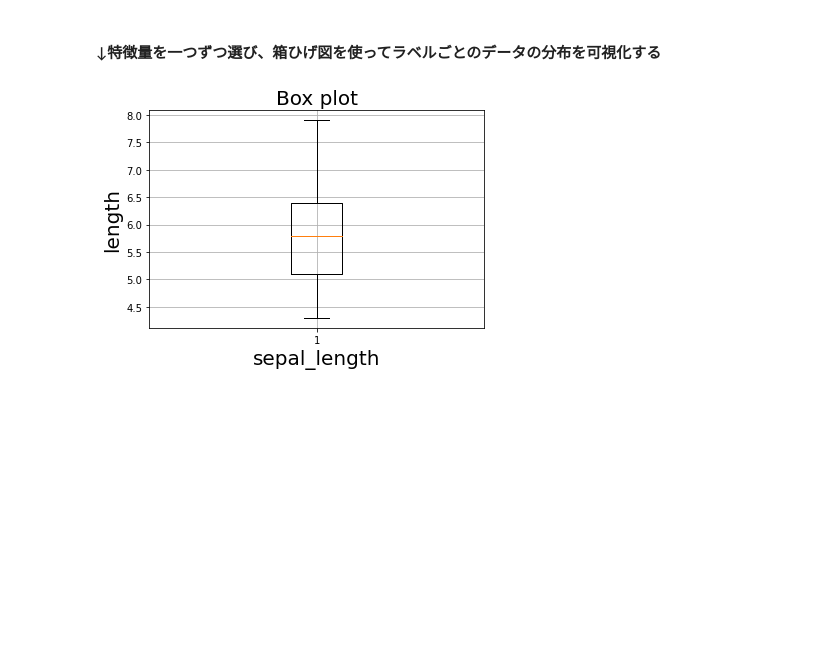
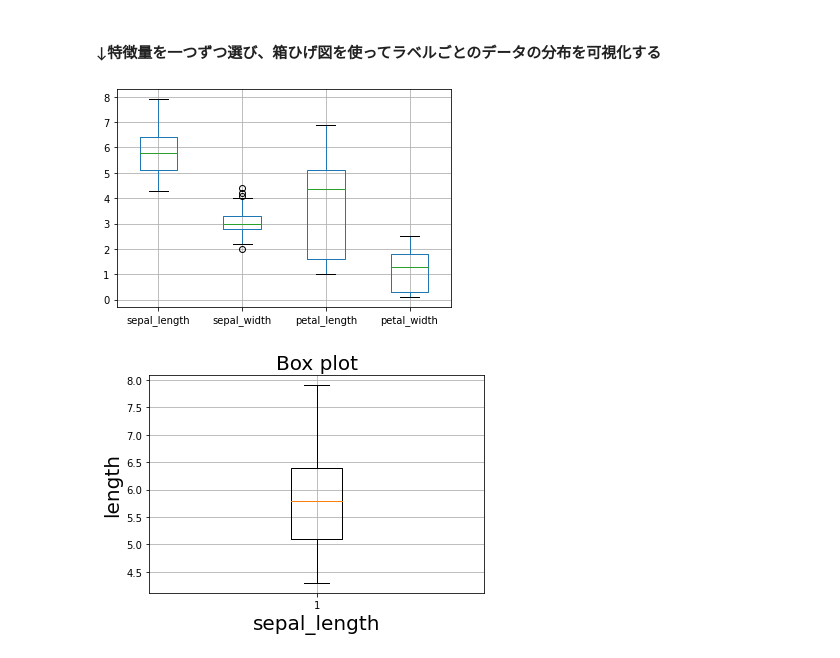
Before and after one commit to misakiryo/diveintocode-ml, a Jupyter notebook: Week3/week3_work1.ipynb, the cells around one changed output. Cells and saved outputs as stored; diff of their text form; code cells hidden in the pictures; blank space fills up the shorter version.

```diff
--- a/Week3/week3_work1.ipynb
+++ b/Week3/week3_work1.ipynb
@@ -376,6 +377,11 @@ plt.pie(values0, labels = labels1 ,labeldistance = 0.55, startangle=90,
 [figure]
 # %% [markdown]
 #### ↓特徴量を一つずつ選び、箱ひげ図を使ってラベルごとのデータの分布を可視化する
+# %%
+df.boxplot(column=['sepal_length', 'sepal_width', 'petal_length', 'petal_width']);
+# https://pandas.pydata.org/pandas-docs/stable/reference/api/pandas.DataFrame.boxplot.html
+# %% [output]
+[figure, added]
 # %%
 fig0, ax0 = plt.subplots()
 bp = ax0.boxplot(df.sepal_length)
```
Also changed, not shown: parts of 10 cells of this notebook, 4 other files.
